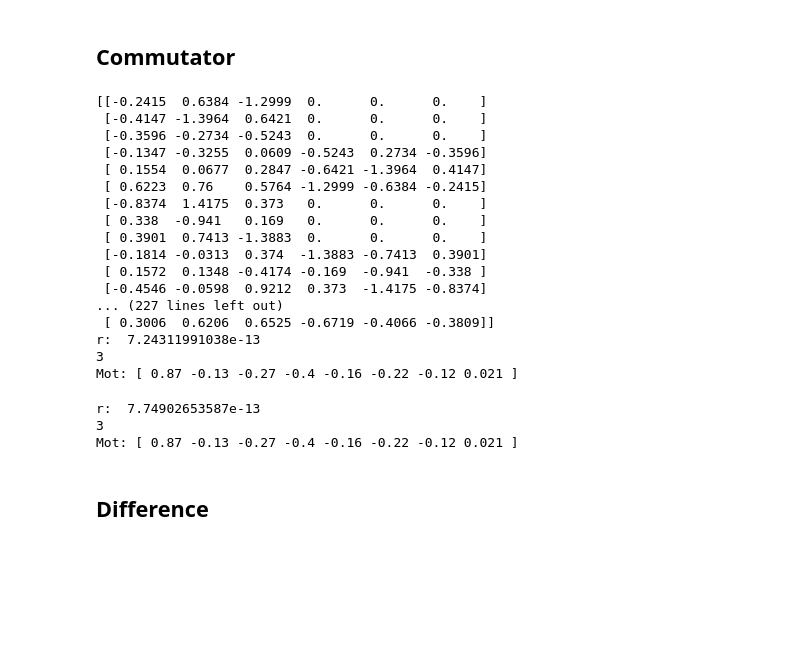
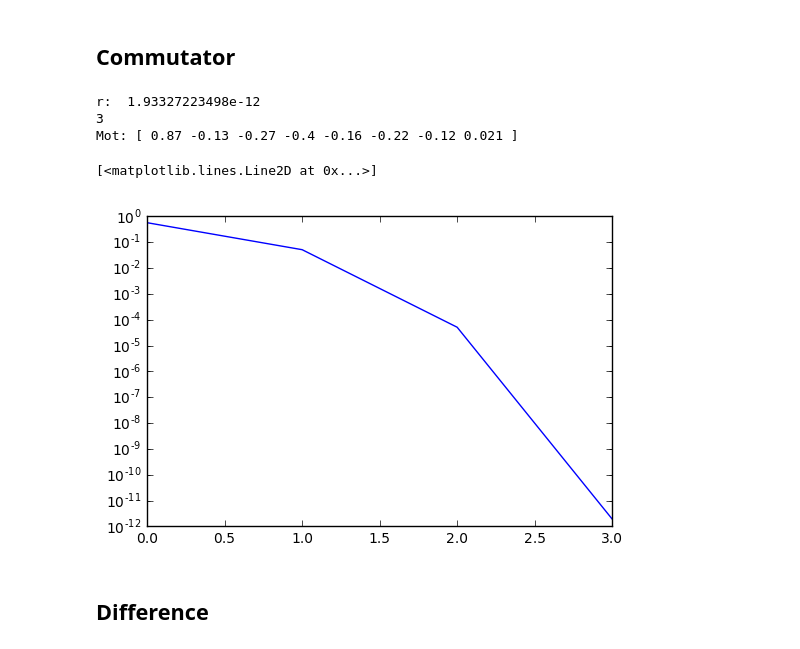
Before and after one commit to tingelst/game, a Jupyter notebook: python/ENGAGE2017.ipynb, the cells around one changed output. Drawn from its saved outputs; the diff is of its cells as text; code cells hidden in the pictures; blank space fills up the shorter version.

```diff
--- a/python/ENGAGE2017.ipynb
+++ b/python/ENGAGE2017.ipynb
@@ -184,7 +166,7 @@ M = initial_motor
 eps1 = 1e-6
 eps2 = 1e-6
 rsc = []
-for i in range(10):
+for i in range(50):
     k = len(rsc)
     Jc = np.array([np.array([Jci(ei, M, a, b) for ei in [vsr.Dll(1,0,0,0,0,0),
                                                          vsr.Dll(0,1,0,0,0,0),
@@ -193,7 +175,7 @@ for i in range(10):
                                                          vsr.Dll(0,0,0,0,1,0),
                                                          vsr.Dll(0,0,0,0,0,1)]]).reshape(6,6).T
                 for a, b in zip(lines_a, lines_b)]).reshape(-1,6)
-    print(Jc)
+#     print(Jc)
     fc = np.array([fci(M,a,b) for a, b in zip(lines_a, lines_b)]).reshape(-1,1)
     A = np.dot(Jc.T,Jc)
     g = np.dot(Jc.T, fc)
@@ -202,30 +184,16 @@ for i in range(10):
     if r < 1e-6:
         break
     h = np.dot(np.linalg.pinv(A), -g)
+#     h = -g
     B = vsr.Dll(*h)
     M = B.exp() * M
 print('r: ', r)
 print(k)
 print(M)
-# %% [output]
-[[-0.2415  0.6384 -1.2999  0.      0.      0.    ]
- [-0.4147 -1.3964  0.6421  0.      0.      0.    ]
- [-0.3596 -0.2734 -0.5243  0.      0.      0.    ]
- [-0.1347 -0.3255  0.0609 -0.5243  0.2734 -0.3596]
- [ 0.1554  0.0677  0.2847 -0.6421 -1.3964  0.4147]
- [ 0.6223  0.76    0.5764 -1.2999 -0.6384 -0.2415]
- [-0.8374  1.4175  0.373   0.      0.      0.    ]
- [ 0.338  -0.941   0.169   0.      0.      0.    ]
- [ 0.3901  0.7413 -1.3883  0.      0.      0.    ]
- [-0.1814 -0.0313  0.374  -1.3883 -0.7413  0.3901]
- [ 0.1572  0.1348 -0.4174 -0.169  -0.941  -0.338 ]
- [-0.4546 -0.0598  0.9212  0.373  -1.4175 -0.8374]
-... (227 lines left out)
- [ 0.3006  0.6206  0.6525 -0.6719 -0.4066 -0.3809]]
-r:  7.24311991038e-13
-3
-Mot: [ 0.87 -0.13 -0.27 -0.4 -0.16 -0.22 -0.12 0.021 ]
 # %%
+lines_a = [vsr.Dll(0,0,1,0,0,0), vsr.Dll(0,-1,0,0,0,0)]
+lines_b = [a.spin(motor) for a in lines_a]
+
 Jci = lambda ei, M, l1, l2 : np.array(((ei.comm(l1.spin(M))).comm(l2)).mot().dll()) * 2
 fci = lambda M, l1, l2 : np.array((l1.spin(M).comm(l2)).mot().dll()).reshape(6,1)
 M = initial_motor
@@ -244,6 +212,7 @@ for i in range(10):
                                                       vsr.Dll(0,0,0,0,1,0),
                                                       vsr.Dll(0,0,0,0,0,1)]]).reshape(6,6).T
                 for a, b in zip(lines_a, lines_b)]).reshape(-1,6)
+#     print(Jc)
     fc = np.array([fci(vsr.CGA(M),
                        vsr.CGA(a.undual()),
                        vsr.CGA(b.undual())) for a, b in zip(lines_a, lines_b)]).reshape(-1,1)
@@ -256,14 +225,21 @@ for i in range(10):
         break
     h = np.dot(np.linalg.pinv(A), -g)
     B = vsr.Dll(*h)
-    M = B.exp() * M
+#     M = B.exp() * M
+    M = (M + B*M)
+    M = M.retract()
 print('r: ', r)
 print(k)
 print(M)
 # %% [output]
-r:  7.74902653587e-13
+r:  1.93327223498e-12
 3
 Mot: [ 0.87 -0.13 -0.27 -0.4 -0.16 -0.22 -0.12 0.021 ]
+# %%
+semilogy(rsc)
+# %% [output]
+[<matplotlib.lines.Line2D at 0x...>]
+[figure, added]
 # %% [markdown]
 ## Difference
 # %%
```
Also changed, not shown: parts of 177 cells of this notebook, 7 other files.
